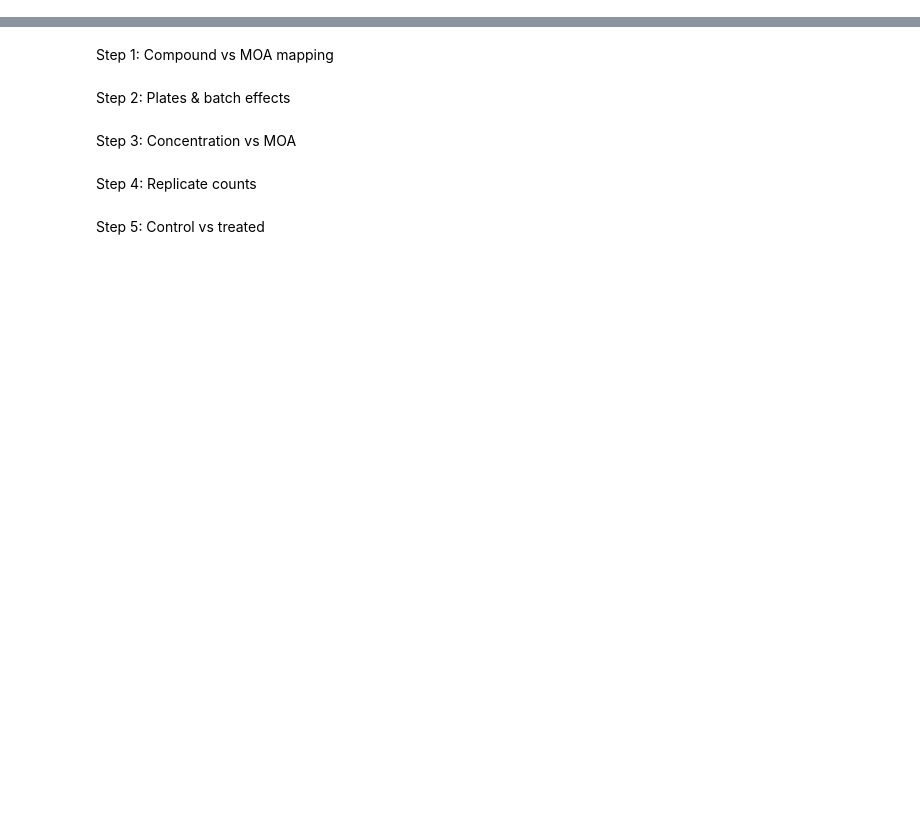
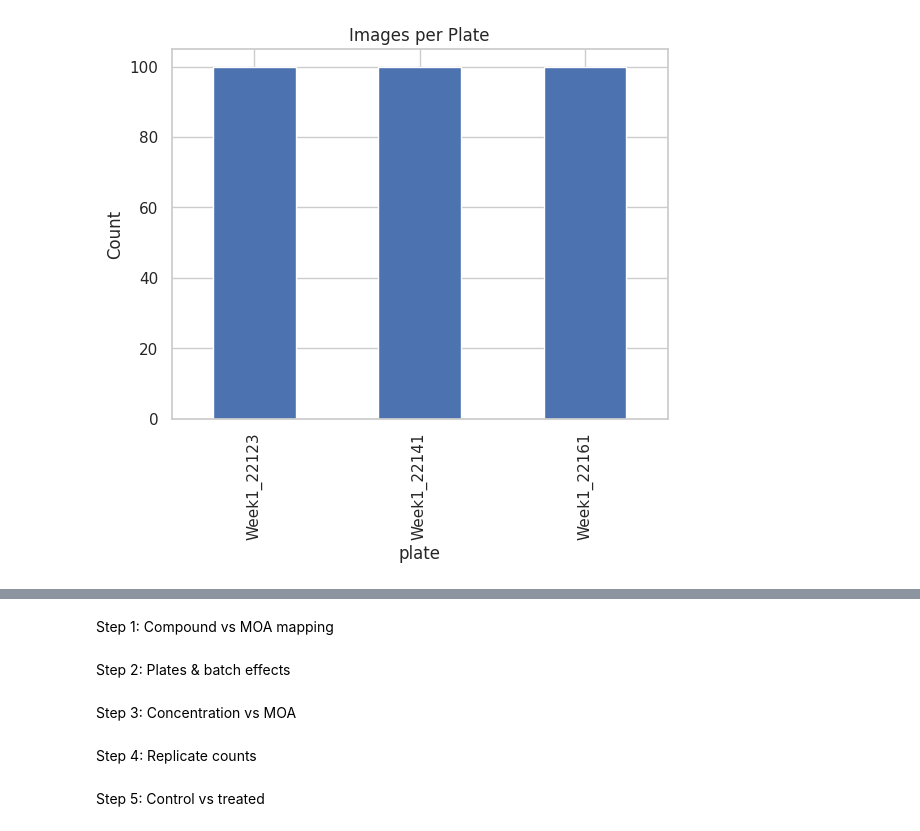
Before and after one commit to saamm/microscopy_self_supervised_learning, a Jupyter notebook: notebooks/2_metadata_analysis.ipynb, the cells around one changed output, grey strips where cells are left out. Cells and saved outputs as stored; diff of their text form; code cells hidden in the pictures; blank space fills up the shorter version.

Commit message:
sanity check on metadata with moa

```diff
--- a/notebooks/2_metadata_analysis.ipynb
+++ b/notebooks/2_metadata_analysis.ipynb
@@ -5,0 +10,6 @@ drive.mount('/content/drive')
+# %%
+import pandas as pd
+import matplotlib.pyplot as plt
+import seaborn as sns
+
+sns.set(style="whitegrid")
@@ -5,0 +71,3 @@ drive.mount('/content/drive')
+# %%
+metadata_with_moa = pd.read_csv("/content/drive/MyDrive/Colab Notebooks/microscopy_self_supervised_learning/data/metadata/metadata_with_moa.csv")
+metadata_with_moa.head(3)
@@ -5,0 +79,8 @@ drive.mount('/content/drive')
+# %%
+#Plate and well coverage
+metadata_with_moa["plate"].value_counts().plot(kind="bar")
+plt.title("Images per Plate")
+plt.ylabel("Count")
+plt.show()
+# %% [output]
+[figure, added]
```
Also changed, not shown: parts of 10 cells of this notebook, 1 other file.
